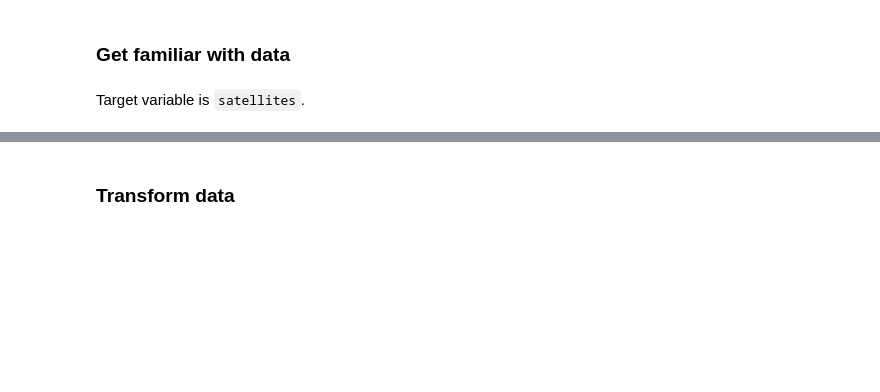
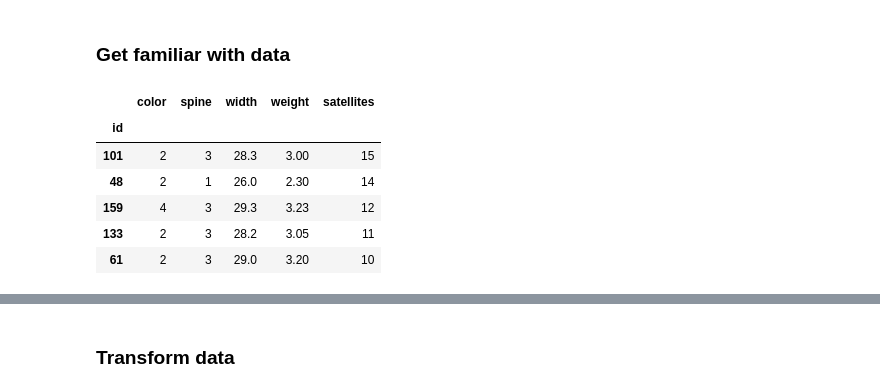
Before and after one commit to u-adrian/PSDA, a Jupyter notebook: 01_Exercise/Aufgabe_3.ipynb, the cells around one changed output, grey strips where cells are left out. Saved outputs shown, nothing was run; the diff lists cells and outputs as text; code cells hidden in the pictures; blank space fills up the shorter version.

```diff
--- a/01_Exercise/Aufgabe_3.ipynb
+++ b/01_Exercise/Aufgabe_3.ipynb
@@ -327,6 +434,12 @@ crabs.head()
 # %% [markdown]
 ### Get familiar with data
 # %%
-crabs.sort_values(by="satellites", ascending=False)
+crabs.sort_values(by="satellites", ascending=False).head()
+# %% [output]
+|  | color | spine | width | weight | satellites |
+| id |  |  |  |  |  |
+| 101 | 2 | 3 | 28.3 | 3.00 | 15 |
+| 48 | 2 | 1 | 26.0 | 2.30 | 14 |
+| 159 | 4 | 3 | 29.3 | 3.23 | 12 |
+| 133 | 2 | 3 | 28.2 | 3.05 | 11 |
+| 61 | 2 | 3 | 29.0 | 3.20 | 10 |
-# %% [markdown]
-Target variable is `satellites`.
```
Also changed, not shown: parts of 70 cells of this notebook, 1 other file.
